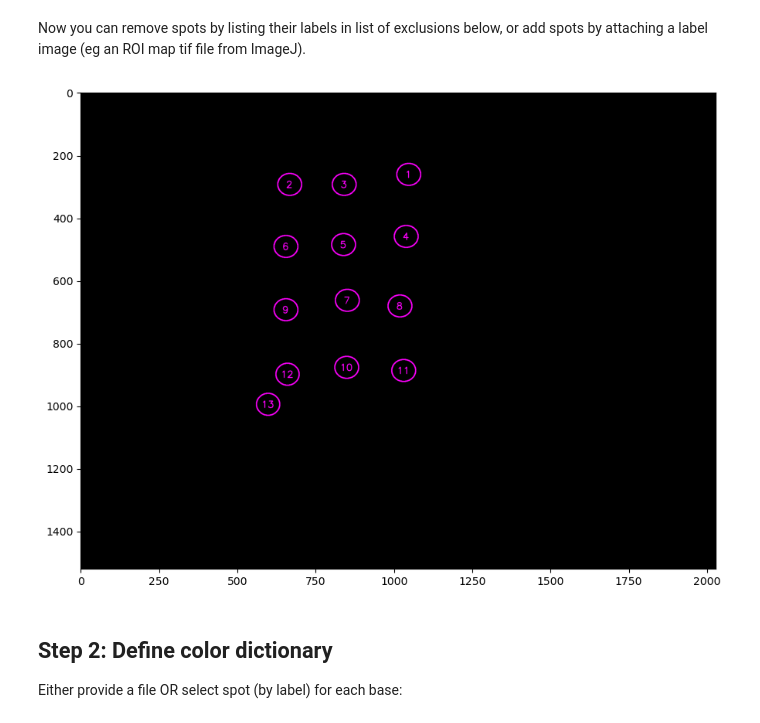
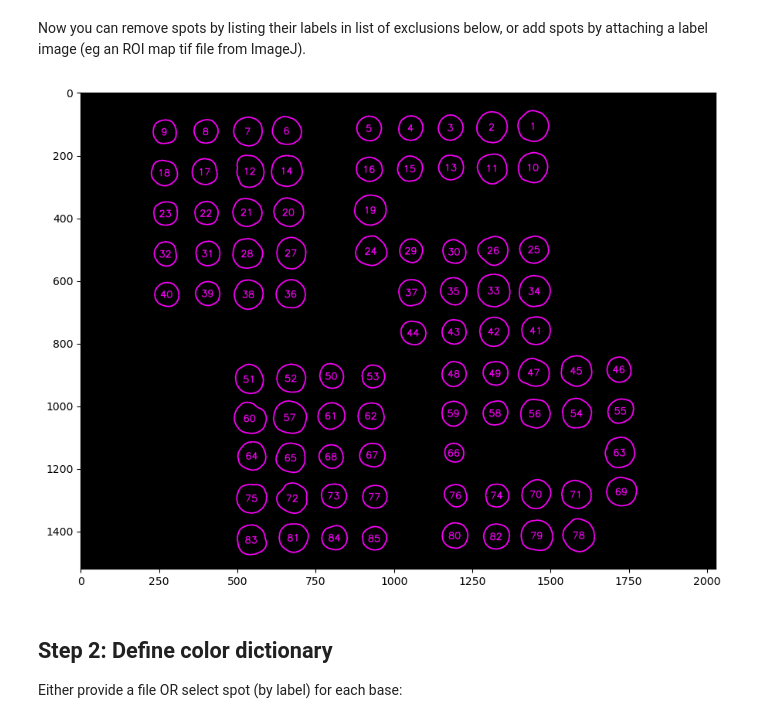
Before and after one commit to 454bio/legacy-instrument-sw, a Jupyter notebook: analysis_notebook/AnalysisNotebook.ipynb, the cells around one changed output. Drawn from its saved outputs; the diff is of its cells as text; code cells hidden in the pictures.

Commit message:
notebook improvements

```diff
--- a/analysis_notebook/AnalysisNotebook.ipynb
+++ b/analysis_notebook/AnalysisNotebook.ipynb
@@ -76,13 +79,12 @@ rgb_weights = (0.4, 0.2, 0.1)
    If it is set to a file, it will load spot ROIs and NOT run spot detection,
    and the above spot detection parameters will be ignored.'''
 
-#roi_label_imagefile = None
-roi_label_imagefile = "Z:\\GoogleData\\InstrumentData\\MK27_02\\20230419_2037_S0079_0001\\analysis\\jupyter\\RoiMap2.tif" #useful if already run
-
-
+roi_label_imagefile = None
+#roi_label_imagefile = "Z:\\GoogleData\\InstrumentData\\MK27_02\\20230419_2037_S0079_0001\\analysis\\jupyter\\RoiMap2.tif" #useful if already run
+#roi_label_imagefile = os.path.join(input_dir_path, "roi_labels.tiff")
 
 #### DO NOT EDIT BELOW THIS LINE ####
-cycle1ImageSet = get_imageset_from_cycle(1, input_dir_path, uv_wl, useDifferenceImage, useTiff=useTiff)
+cycle1ImageSet = get_imageset_from_cycle(1, input_dir_path, uv_wl, False, useTiff=useTiff)
 
 if roi_label_imagefile is not None:
     spot_labels = imread(os.path.join(input_dir_path, roi_label_imagefile))
@@ -100,54 +105,62 @@ plt.imshow(rois_img)
 # %% [markdown]
 Now you can remove spots by listing their labels in list of exclusions below, or add spots by attaching a label image (eg an ROI map tif file from ImageJ).
 # %%
-#exclusions = [5,16,19,24,46,55,63,68] #FAM dye fiducials - omit?
+'''You can (and should) reorder the labels here.
+    new_order is a lookup table (in python list form) whose values are old roi labels
+    the indices of which are the new roi labels.
+    In other words, it maps old roi labels to new roi labels.
 
-new_order = range(1,14)
-#    1,2,3,
-#    9,7,5,8,6,4,
-#    19,14,18,15,11,17,16,12,13,10,
-#    27,28,23,24,22,25,21,26,20,
-#    33,37,34,36,29,35,32,30,31,
-#    39,44,41,42,40,43,38,
-#    53,45,54,52,46,50,49,47,51,48,
-#    60,61,62,58,57,59,55,56,63,
-#    67,71,70,65,69,66,68,64,
-#    78,72,76,74,77,75,73,
-#    80,79,82,81
-#]
+    If you want to exclude an roi detected above, put its value in to_exclude below:
+'''
+#to_exclude = [12,27,23,44,45,63,81]
+#new_order = [1,2,3,9,7,5,8,6,4,
+#             19,14,18,15,11,17,16,12,13,10,
+#             27,28,23,24,22,25,21,26,20,
+#             33,37,34,36,29,35,32,30,31,
+#             39,44,41,42,40,43,38,
+#             53,45,54,52,46,50,49,47,51,48,
+#             60,61,62,58,57,59,55,56,63,
+#             67,71,70,65,69,66,68,64,
+#             78,72,76,74,77,75,73,
+#             80,79,82,81
+#            ]
+to_exclude=None
+new_order=None
 
-#new_order =[ 9, 8, 7, 6,   5,    4, 3, 2, 1,
-#            18,17,13,14,  16,   15,12,11,10,
-#            23,22,21,20,  19,
-#            32,31,28,27,  24,   29,30,26,25,
-#            40,39,38,36,        37,35,33,34,
-#                                44,43,42,41,
-#            51,52,50,53,        48,49,47,45,  46,
-#            60,57,61,62,        59,58,56,54,  55,
-#            64,65,67,66,                      63,
-#            75,71,72,76,        73,74,69,70,  68,
-#            82,80,83,84,        79,81,78,77
-#           ]
 
+'''
+Following to be used to add a few more manually segmented ROIs:
+'''
 label_image_to_fuse = None
 #label_image_to_fuse = "Roi Map.tif"
 
 #### DO NOT EDIT BELOW THIS LINE ####
 binary_img1 = spot_labels.astype(bool)
 binary_img2 = imread(os.path.join(input_dir_path, label_image_to_fuse)).astype(bool) if label_image_to_fuse is not None else np.zeros_like(binary_img1)
 
 spot_labels2 = measure.label(np.logical_or(binary_img1, binary_img2))
 spot_labels3 = np.zeros_like(spot_labels2)
-for spot_label in new_order:
-    spot_labels3[spot_labels2==spot_label]=new_order.index(spot_label)+1
+if new_order is not None:
+    offset = 0
+    for spot_label in new_order:
+        if not spot_label in to_exclude:
+            spot_labels3[spot_labels2==spot_label]=new_order.index(spot_label)+1-offset
+        else:
+            spot_labels3[spot_labels2==spot_label] = 0
+            offset += 1
+    rois_img = create_labeled_rois(spot_labels3, notebook=True)
+    imwrite(os.path.join(input_dir_path, "rois_img.tif"), rois_img)
+    plt.imshow(rois_img)
+    spot_labels = spot_labels3
+else:
+    rois_img = create_labeled_rois(spot_labels2, notebook=True)
+    imwrite(os.path.join(input_dir_path, "rois_img.tif"), rois_img)
+    plt.imshow(rois_img)
+    spot_labels = spot_labels2
 
-rois_img = create_labeled_rois(spot_labels3, notebook=True)
-imwrite(os.path.join(input_dir_path, "rois_img.tif"), rois_img)
-plt.imshow(rois_img)
-spot_labels = spot_labels3
 imwrite(os.path.join(input_dir_path,"roi_labels.tiff"), spot_labels)
 # %% [output]
-[figure, old version]
+[figure, new version]
 # %% [markdown]
 ## Step 2: Define color dictionary
 
```
Also changed, not shown: parts of 6 cells of this notebook, 1 other file.
